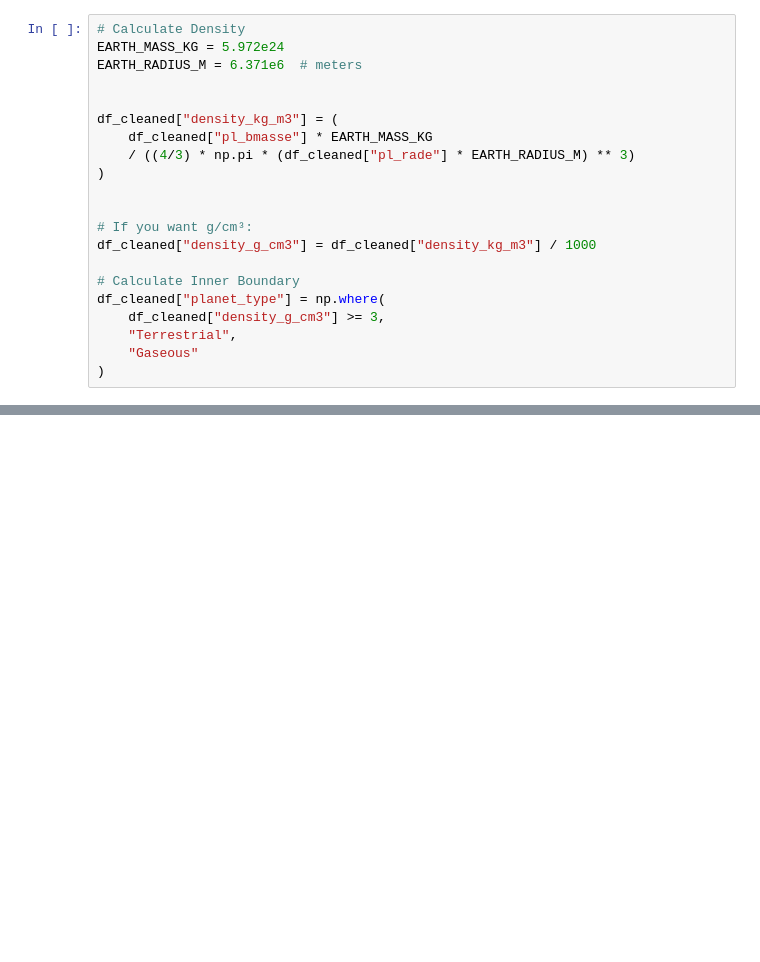
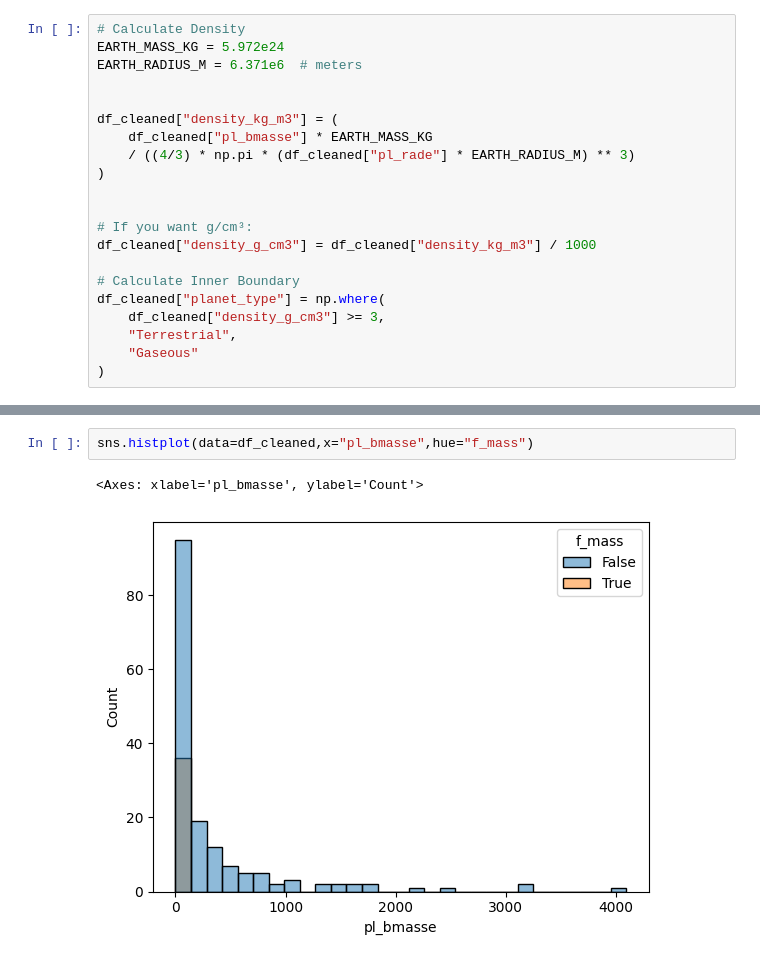
Before and after one commit to Thespaceblade/The-Search-for-a-Second-Earth, a Jupyter notebook: Visualcode.ipynb, the cells around one changed output, grey strips where cells are left out. Saved outputs shown, nothing was run; the diff lists cells and outputs as text; blank space fills up the shorter version.

```diff
--- a/Visualcode.ipynb
+++ b/Visualcode.ipynb
@@ -174,0 +152,5 @@ earth_row = pd.Series(earth_scaled)
+# %%
+sns.histplot(data=df_cleaned,x="pl_bmasse",hue="f_mass")
+# %% [output]
+<Axes: xlabel='pl_bmasse', ylabel='Count'>
+[figure, added]
```
Also changed, not shown: parts of 15 cells of this notebook.
